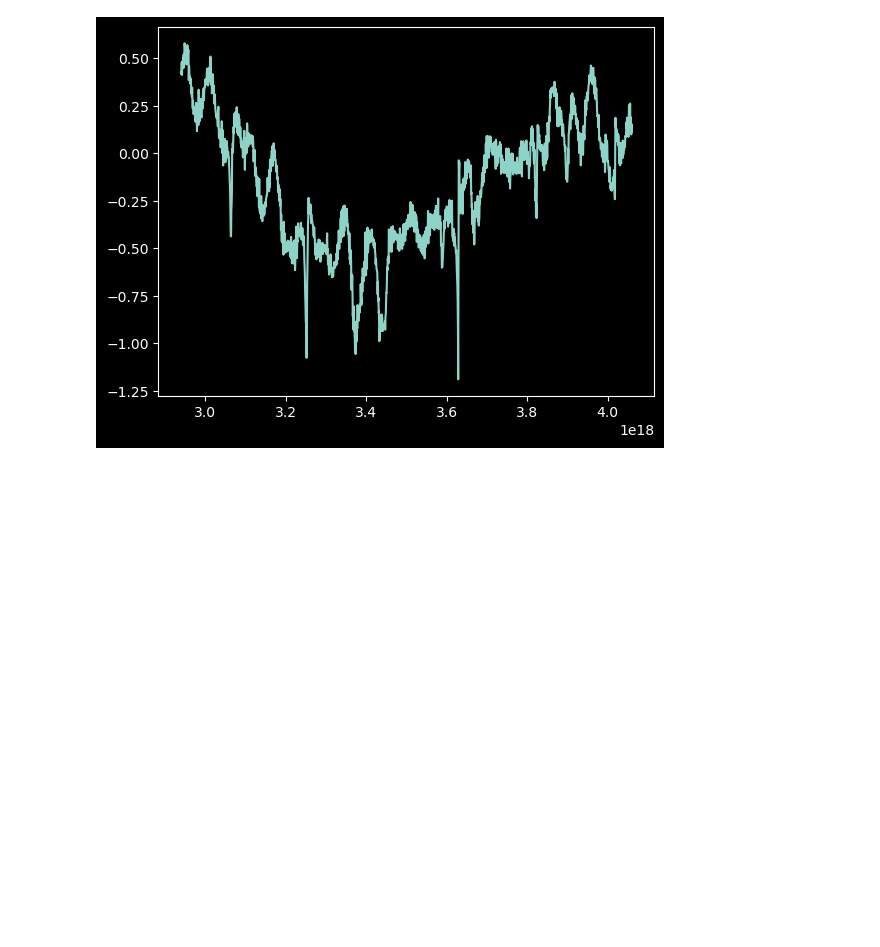
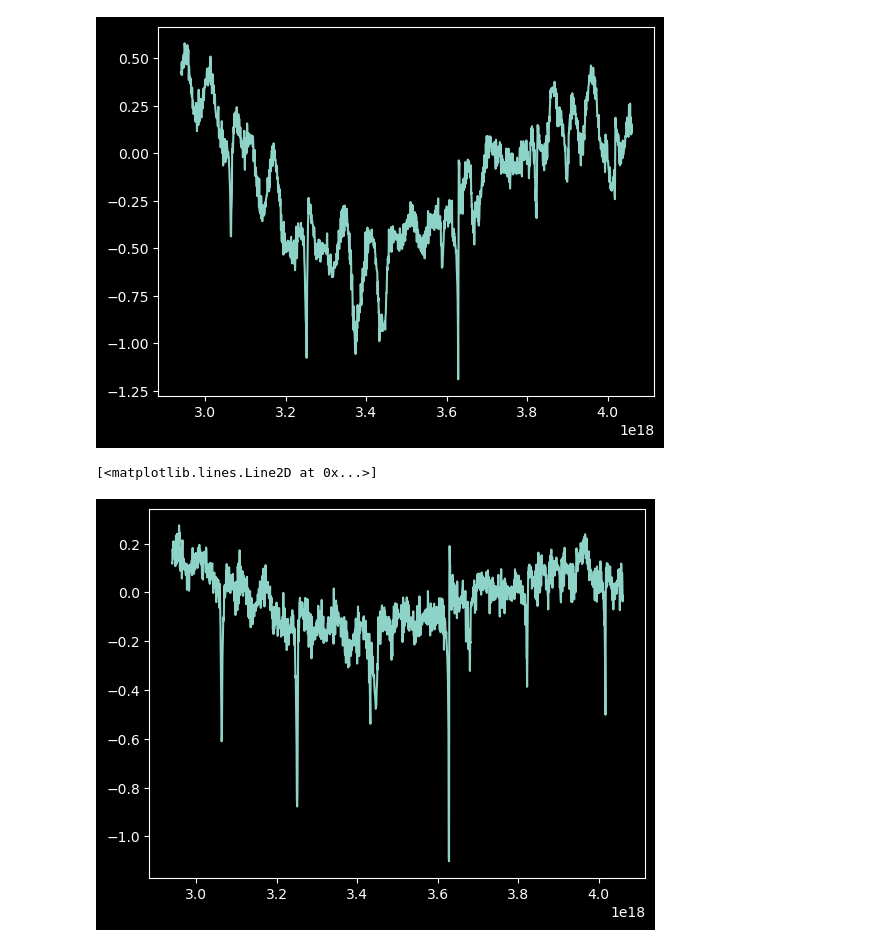
Before and after one commit to leay01/whispering_gallery_MAIN, a Jupyter notebook: WGM_clean/3p6band.ipynb, the cells around one changed output. Cells and saved outputs as stored; diff of their text form; code cells hidden in the pictures; blank space fills up the shorter version.

Commit message:
rotationa data

```diff
--- a/WGM_clean/3p6band.ipynb
+++ b/WGM_clean/3p6band.ipynb
@@ -9,9 +9,18 @@ import VNA_data_read_local as vdr
 HQB_freqs, HQB_baseline1, HQB_disk1, HQB_bl_sub1 = vdr.load_subtract_getfreqs('HQB_2.94to4.06GHz_baseline1_2025-05-30_13-17-25.txt',
                                                                           'HQB_2.94to4.06GHz_0.5mm_disk1_2025-05-30_13-23-12.txt',
                                                                           'data_053025')
+
+HQB_gp5_freqs, HQB_gp5_baseline1, HQB_gp5_disk1, HQB_gp5_bl_sub1 = vdr.load_subtract_getfreqs('HQB_2.94to4.06GHz_baseline3_2025-05-30_13-19-12.txt',
+                                                                                              'HQB_2.94to4.06GHz_over0.5_disk2_2025-05-30_13-48-37.txt',
+                                                                                              'data_053025')
 # %%
 #plt.plot(HQB_freqs, HQB_baseline1, label = 'baseline')
 plt.plot(HQB_freqs, HQB_bl_sub1, label = 'baseline subtracted')
 # %% [output]
 [<matplotlib.lines.Line2D at 0x...>]
 [figure]
+# %%
+plt.plot(HQB_gp5_freqs, HQB_gp5_bl_sub1)
+# %% [output]
+[<matplotlib.lines.Line2D at 0x...>]
+[figure, added]
```
Also changed, not shown: parts of 1 cell of this notebook, 17 other files.
